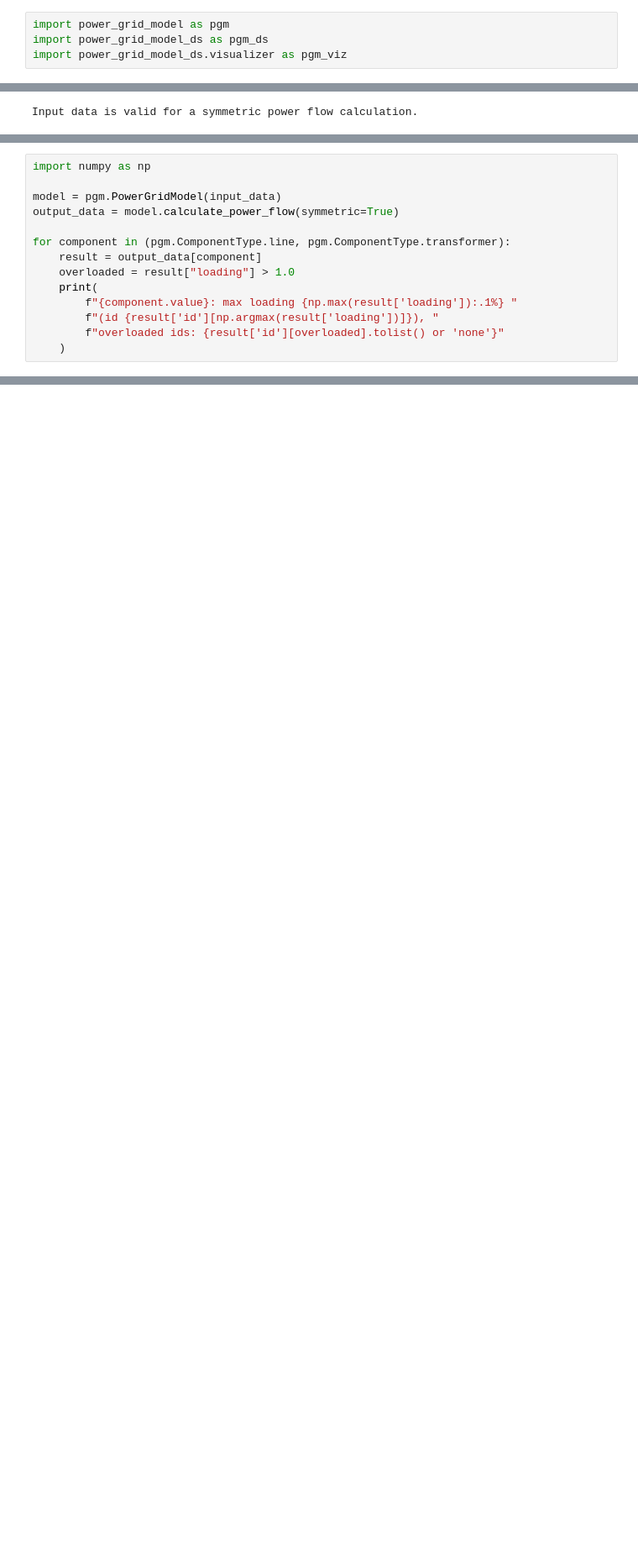
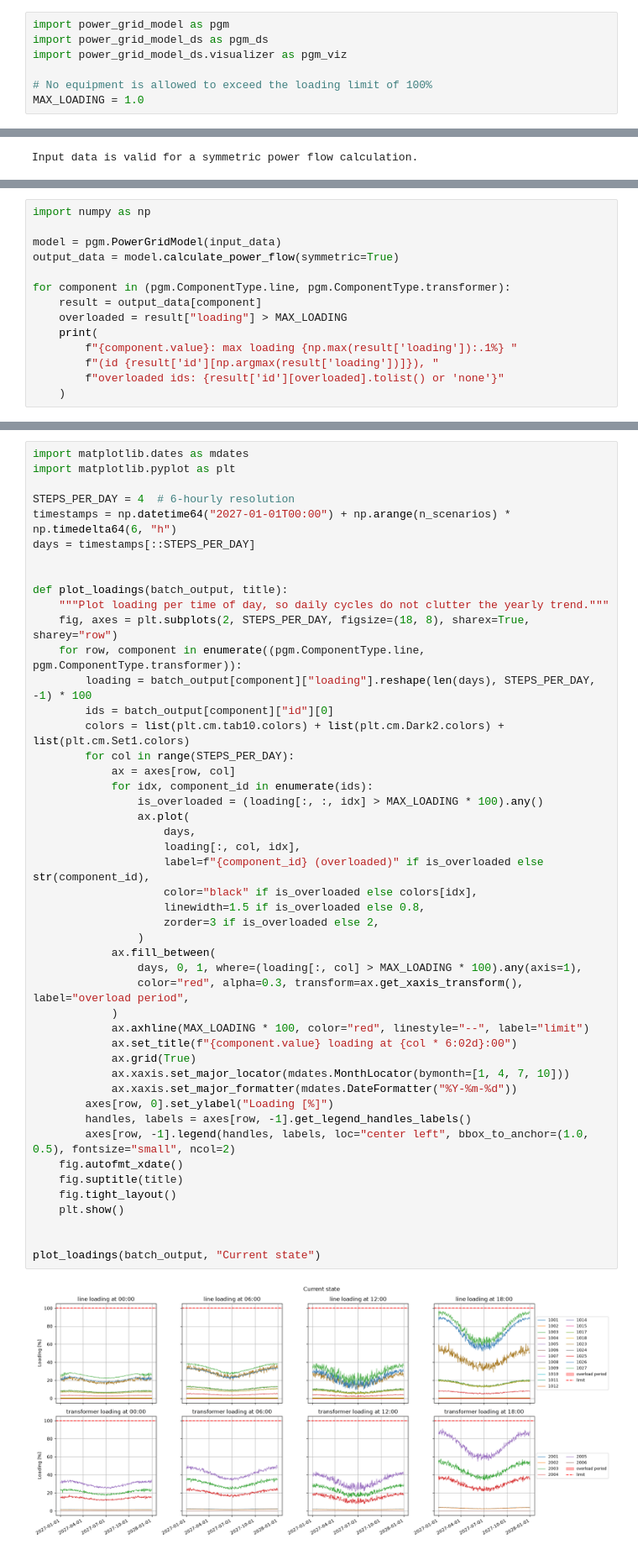
Before and after one commit to BrightCubes/power-system-operations-workshop, a Jupyter notebook: power-system-operations-workshop.ipynb, the cells around one changed output, grey strips where cells are left out. Shown at 84% size. Saved outputs shown, nothing was run; the diff lists cells and outputs as text; blank space fills up the shorter version.

Commit message:
make overloaded scenarios
Signed-off-by: Martijn Govers <Martijn.Govers@BrightCubes.nl>

```diff
--- a/power-system-operations-workshop.ipynb
+++ b/power-system-operations-workshop.ipynb
@@ -19,6 +27,9 @@ A customer can only be safely added if these constraints remain satisfied:
 import power_grid_model as pgm
 import power_grid_model_ds as pgm_ds
 import power_grid_model_ds.visualizer as pgm_viz
+
+# No equipment is allowed to exceed the loading limit of 100%
+MAX_LOADING = 1.0
 # %% [markdown]
 ## Grid dataset
 
@@ -68,7 +85,7 @@ output_data = model.calculate_power_flow(symmetric=True)
 
 for component in (pgm.ComponentType.line, pgm.ComponentType.transformer):
     result = output_data[component]
-    overloaded = result["loading"] > 1.0
+    overloaded = result["loading"] > MAX_LOADING
     print(
         f"{component.value}: max loading {np.max(result['loading']):.1%} "
         f"(id {result['id'][np.argmax(result['loading'])]}), "
@@ -79,0 +131,49 @@ transformer: max loading 65.8% (id 2005), overloaded ids: none
+# %%
+import matplotlib.dates as mdates
+import matplotlib.pyplot as plt
+
+STEPS_PER_DAY = 4  # 6-hourly resolution
+timestamps = np.datetime64("2027-01-01T00:00") + np.arange(n_scenarios) * np.timedelta64(6, "h")
+days = timestamps[::STEPS_PER_DAY]
+
+
+def plot_loadings(batch_output, title):
+    """Plot loading per time of day, so daily cycles do not clutter the yearly trend."""
+    fig, axes = plt.subplots(2, STEPS_PER_DAY, figsize=(18, 8), sharex=True, sharey="row")
+    for row, component in enumerate((pgm.ComponentType.line, pgm.ComponentType.transformer)):
+        loading = batch_output[component]["loading"].reshape(len(days), STEPS_PER_DAY, -1) * 100
+        ids = batch_output[component]["id"][0]
+        colors = list(plt.cm.tab10.colors) + list(plt.cm.Dark2.colors) + list(plt.cm.Set1.colors)
+        for col in range(STEPS_PER_DAY):
+            ax = axes[row, col]
+            for idx, component_id in enumerate(ids):
+                is_overloaded = (loading[:, :, idx] > MAX_LOADING * 100).any()
+                ax.plot(
+                    days,
+                    loading[:, col, idx],
+                    label=f"{component_id} (overloaded)" if is_overloaded else str(component_id),
+                    color="black" if is_overloaded else colors[idx],
+                    linewidth=1.5 if is_overloaded else 0.8,
+                    zorder=3 if is_overloaded else 2,
+                )
+            ax.fill_between(
+                days, 0, 1, where=(loading[:, col] > MAX_LOADING * 100).any(axis=1),
+                color="red", alpha=0.3, transform=ax.get_xaxis_transform(), label="overload period",
+            )
+            ax.axhline(MAX_LOADING * 100, color="red", linestyle="--", label="limit")
+            ax.set_title(f"{component.value} loading at {col * 6:02d}:00")
+            ax.grid(True)
+            ax.xaxis.set_major_locator(mdates.MonthLocator(bymonth=[1, 4, 7, 10]))
+            ax.xaxis.set_major_formatter(mdates.DateFormatter("%Y-%m-%d"))
+        axes[row, 0].set_ylabel("Loading [%]")
+        handles, labels = axes[row, -1].get_legend_handles_labels()
+        axes[row, -1].legend(handles, labels, loc="center left", bbox_to_anchor=(1.0, 0.5), fontsize="small", ncol=2)
+    fig.autofmt_xdate()
+    fig.suptitle(title)
+    fig.tight_layout()
+    plt.show()
+
+
+plot_loadings(batch_output, "Current state")
+# %% [output]
+[figure, added]
```
Also changed, not shown: parts of 14 cells of this notebook, 4 other files.
